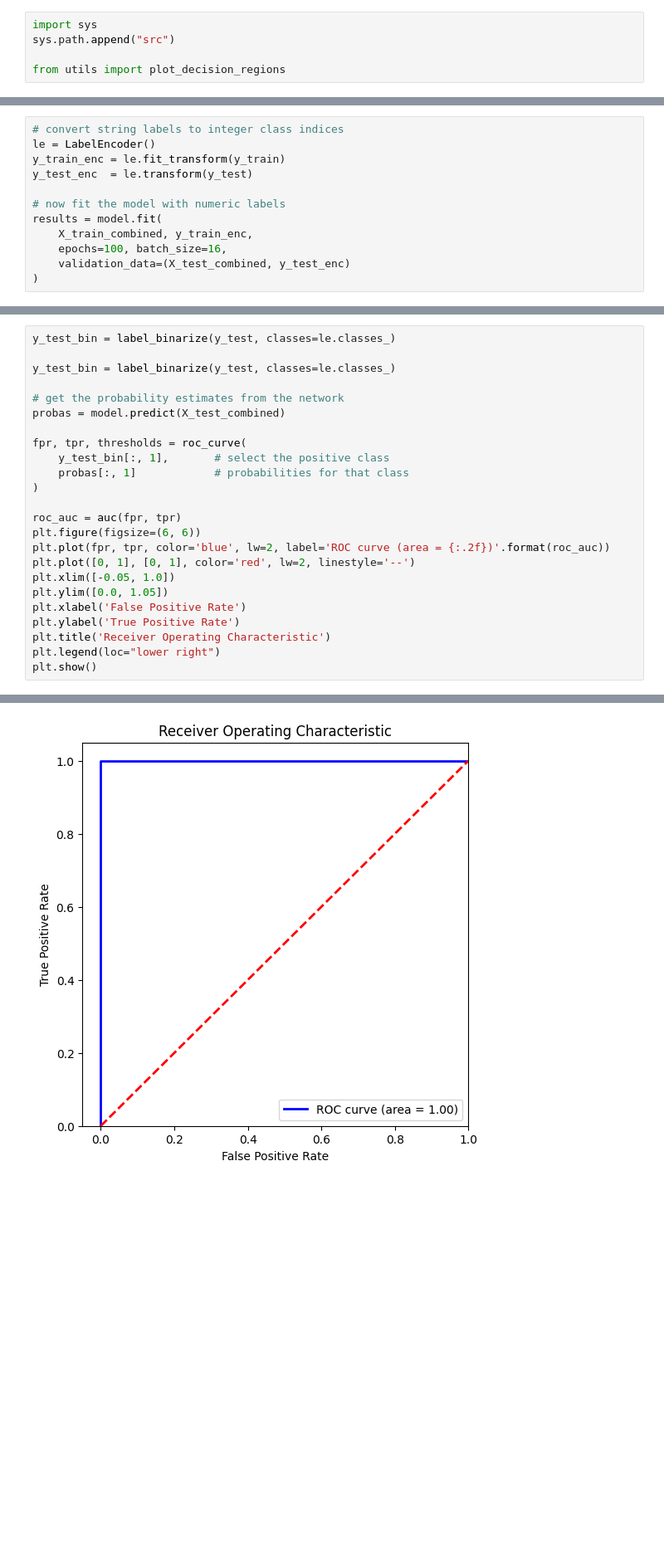
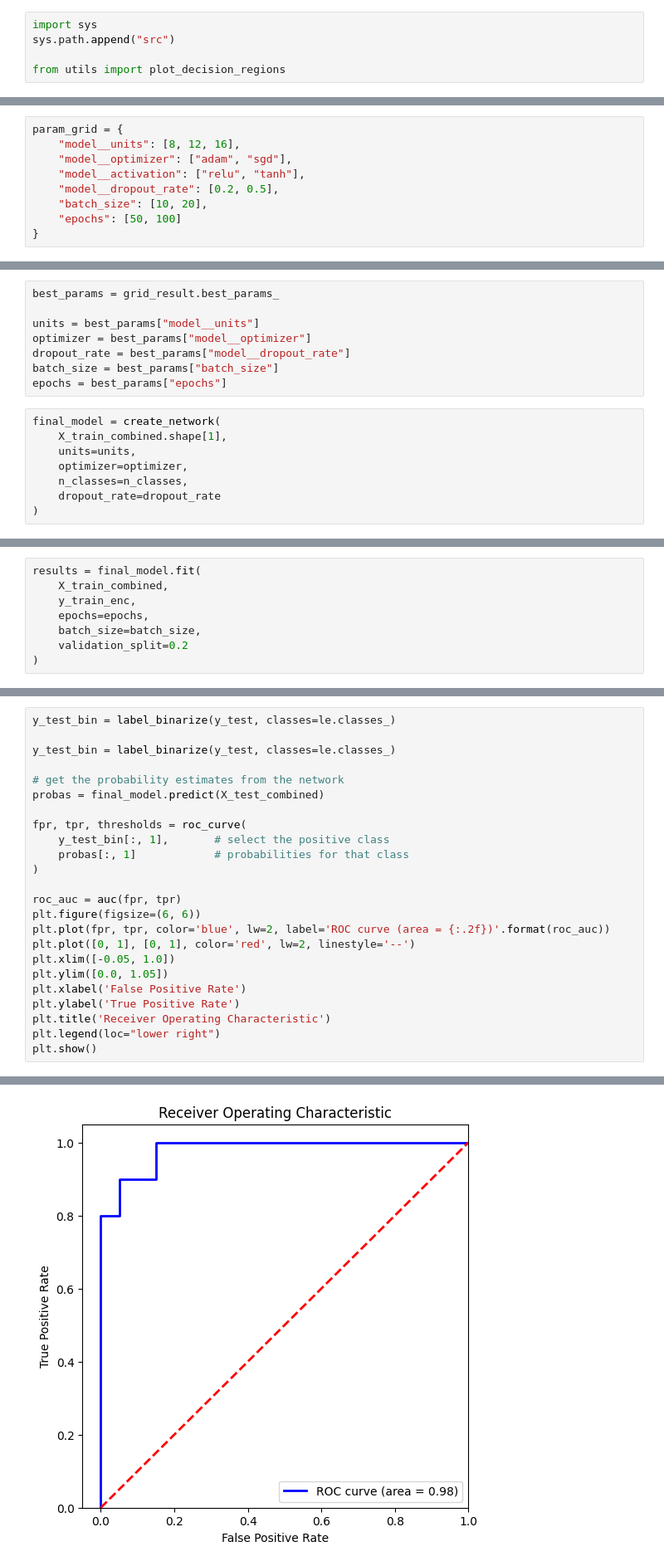
Before and after one commit to Lovjoy/Iris-EDA-and-Machine-Learning, a Jupyter notebook: 06_neural_network.ipynb, the cells around one changed output, grey strips where cells are left out. Shown at 83% size. Drawn from its saved outputs; the diff is of its cells as text; blank space fills up the shorter version.

Commit message:
Completed grid search for ANN and 2 feature boundry visulation

```diff
--- a/06_neural_network.ipynb
+++ b/06_neural_network.ipynb
@@ -27 +66,10 @@ from utils import plot_decision_regions
+# %%
+param_grid = {
+    "model__units": [8, 12, 16],
+    "model__optimizer": ["adam", "sgd"],
+    "model__activation": ["relu", "tanh"],
+    "model__dropout_rate": [0.2, 0.5],
+    "batch_size": [10, 20],
+    "epochs": [50, 100]
+}
 # %%
@@ -37,12 +94,16 @@ model = create_network()
+# %%
+best_params = grid_result.best_params_
+
+units = best_params["model__units"]
+optimizer = best_params["model__optimizer"]
+dropout_rate = best_params["model__dropout_rate"]
+batch_size = best_params["batch_size"]
+epochs = best_params["epochs"]
 # %%
-# convert string labels to integer class indices
-le = LabelEncoder()
-y_train_enc = le.fit_transform(y_train)
-y_test_enc  = le.transform(y_test)
-
-# now fit the model with numeric labels
-results = model.fit(
-    X_train_combined, y_train_enc,
-    epochs=100, batch_size=16,
-    validation_data=(X_test_combined, y_test_enc)
+final_model = create_network(
+    X_train_combined.shape[1],
+    units=units,
+    optimizer=optimizer,
+    n_classes=n_classes,
+    dropout_rate=dropout_rate
 )
@@ -66,0 +134,8 @@ Epoch 100/100
+# %%
+results = final_model.fit(
+    X_train_combined,
+    y_train_enc,
+    epochs=epochs,
+    batch_size=batch_size,
+    validation_split=0.2
+)
@@ -82,7 +201,7 @@ y_test_bin = label_binarize(y_test, classes=le.classes_)
 y_test_bin = label_binarize(y_test, classes=le.classes_)
 
 # get the probability estimates from the network
-probas = model.predict(X_test_combined)
+probas = final_model.predict(X_test_combined)
 
 fpr, tpr, thresholds = roc_curve(
     y_test_bin[:, 1],       # select the positive class
@@ -105 +224 @@ plt.show()
-[figure, old version]
+[figure, new version]
```
Also changed, not shown: parts of 22 cells of this notebook.
